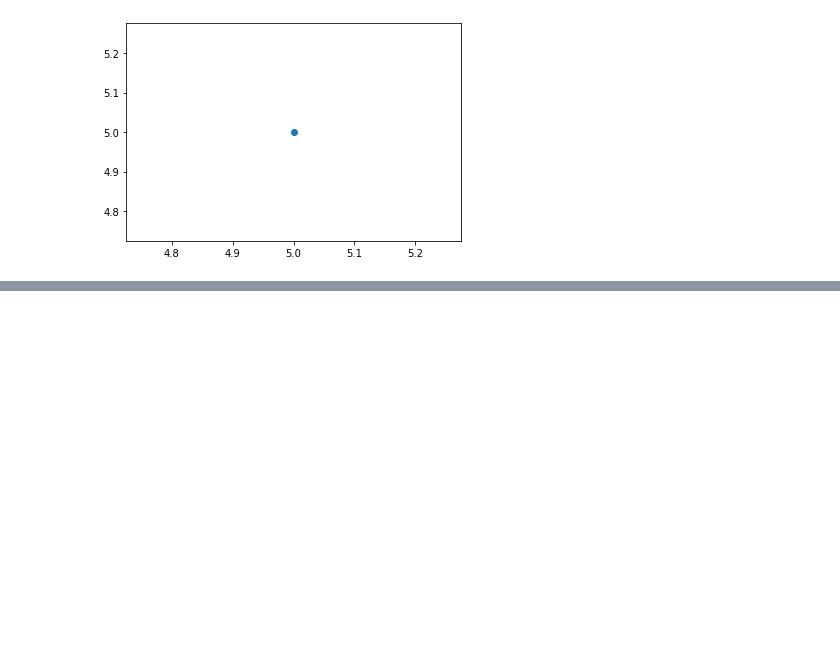
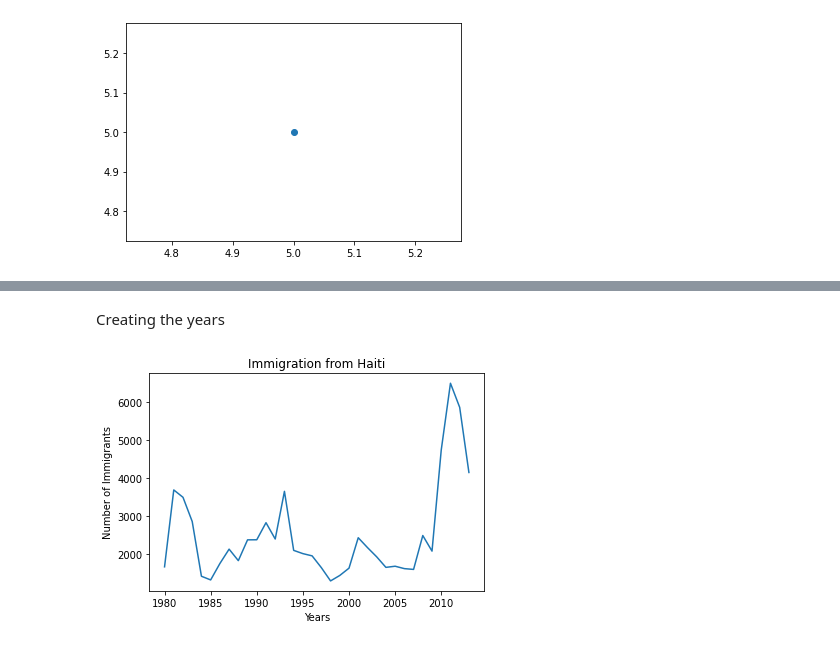
Before and after one commit to rubensgamaliel/CognitiveClass, a Jupyter notebook: DatViz/Data_vizualization.ipynb, the cells around one changed output, grey strips where cells are left out. Cells and saved outputs as stored; diff of their text form; code cells hidden in the pictures; blank space fills up the shorter version.

```diff
--- a/DatViz/Data_vizualization.ipynb
+++ b/DatViz/Data_vizualization.ipynb
@@ -8,0 +20,2 @@ plt.show()
+# %%
+df=pd.read_excel('/content/drive/MyDrive/Data science/dataframes/UN_MigFlow_All_CountryFiles/Canada.xlsx',sheet_name="Canada by Citizenship",skiprows=20,skipfooter=2)
@@ -8,0 +33,13 @@ plt.show()
+# %%
+#renaming the columns
+df=df.rename(columns={"OdName": "Country", "AreaName": "Continent", "RegName": "Region"})
+#setting the country as index
+df=df.set_index('Country')
+#dropping the columns we will not use
+df=df.drop(columns=["Type", "Coverage", "AREA", "REG", "DEV"])
+# Calc total and append to the last column
+df['Total'] = df.iloc[:, 3:].sum(axis=1)
+# Convert all column name to string so that there will be no index error later on
+df.columns = df.columns.astype(str)
+# Print first five lines
+df.head()
@@ -8,0 +54,11 @@ plt.show()
+# %% [markdown]
+Creating the years
+# %%
+years=list(map(str,range(1980,2014)))
+# %%
+df.loc['Haiti',years].plot(kind='line')
+plt.title('Immigration from Haiti')
+plt.ylabel('Number of Immigrants')
+plt.xlabel('Years');
+# %% [output]
+[figure, added]
```
Also changed, not shown: parts of 7 cells of this notebook.
